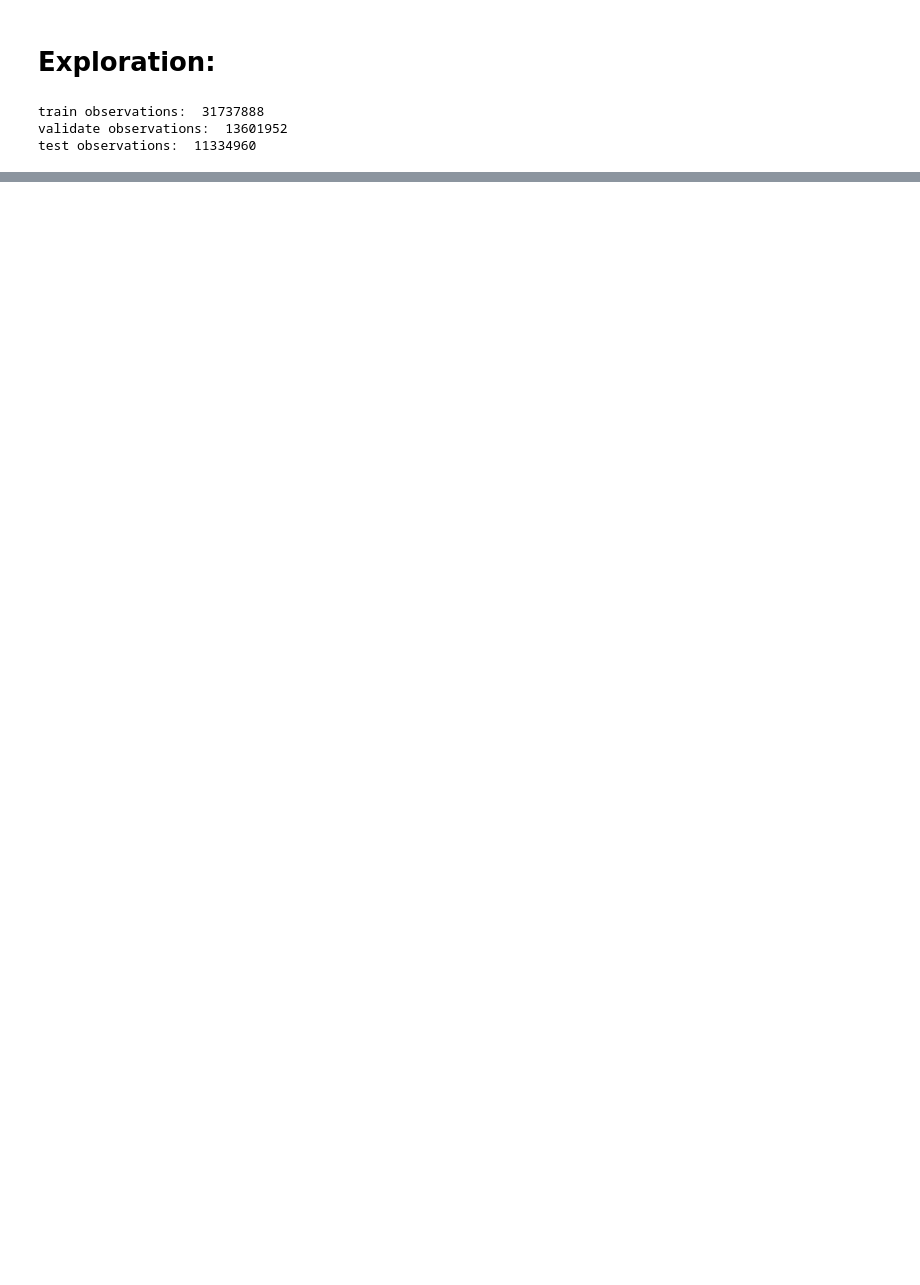
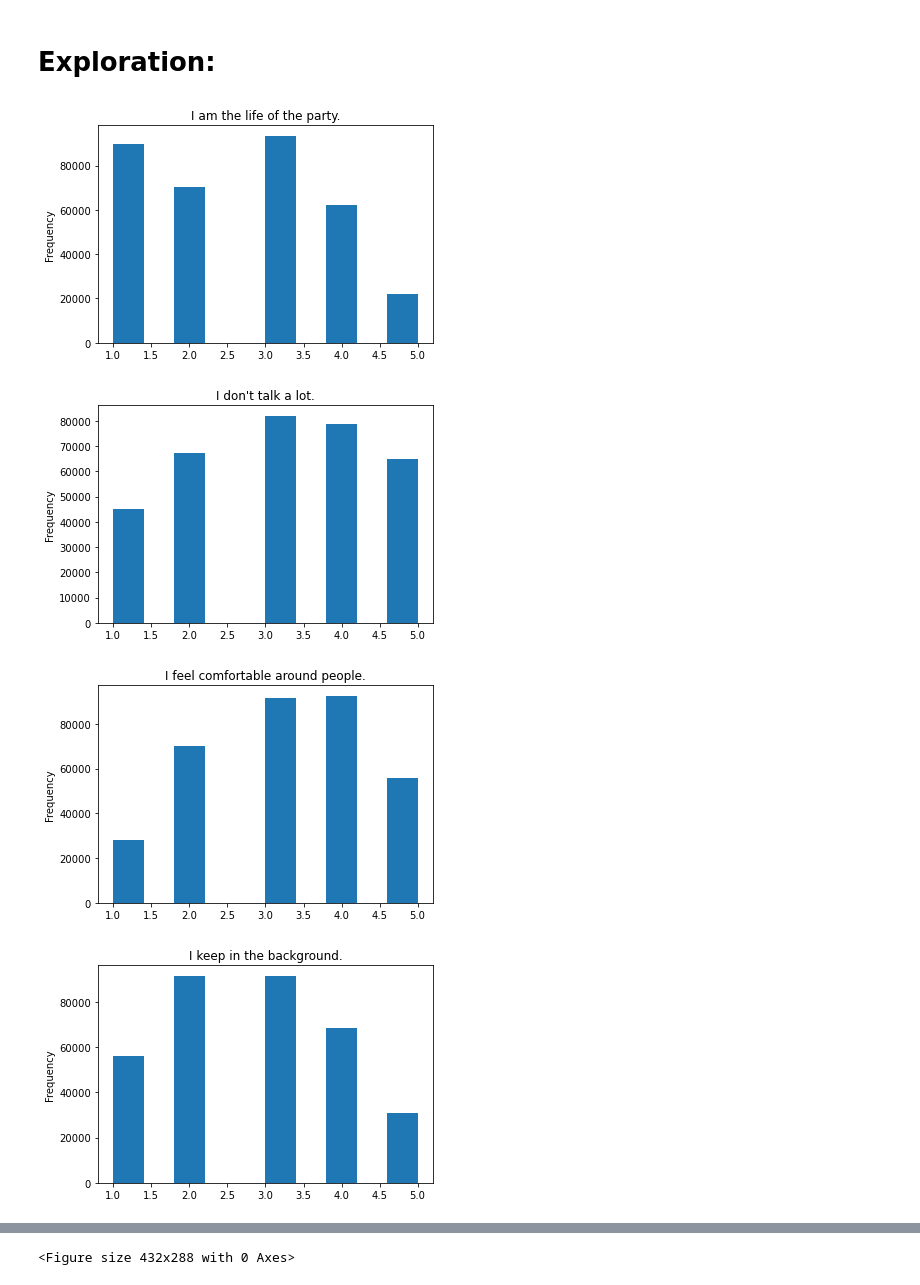
Before and after one commit to greg-maggard/big_5_project, a Jupyter notebook: big_5_analysis.ipynb, the cells around one changed output, grey strips where cells are left out. Cells and saved outputs as stored; diff of their text form; code cells hidden in the pictures; blank space fills up the shorter version.

```diff
--- a/big_5_analysis.ipynb
+++ b/big_5_analysis.ipynb
@@ -77,0 +38,3 @@ df[df.IPC == 1].shape[0] / df.shape[0]
+# %%
+#Converting all '0.0' values to null:
+df = df.replace(0.0, np.nan)
@@ -78,2 +96,8 @@ df[df.IPC == 1].shape[0] / df.shape[0]
+# %%
+# Dropping rows that come from non-unique IP addresses for the sake of cleanliness:
+df = df.drop(df[df.IPC > 1].index)
+# %%
+#Dropping 'IPC' column after dropping non-unique IP rows:
+df = df.drop(columns = 'IPC')
 # %% [markdown]
 ## Preparation Considerations:
@@ -85,21 +204,12 @@ df[df.IPC == 1].shape[0] / df.shape[0]
 # %% [markdown]
 # Exploration:
-# %%
-# Splitting the data (this is the code from the curriculum - return to customize later):
-
-# split test off, 20% of original df size.
-train_validate, test = train_test_split(df, test_size=.2,
-                                        random_state=123)
-
-# split validate off, 30% of what remains (24% of original df size)
-# thus train will be 56% of original df size.
-train, validate = train_test_split(train_validate, test_size=.3,
-                                   random_state=123)
-
-print("train observations: ", train.size)
-print("validate observations: ", validate.size)
-print("test observations: ", test.size)
-# %% [output]
-train observations:  31737888
-validate observations:  13601952
-test observations:  11334960
+# %%
+#Graphing distributions for responses on quesitons related to extroversion:
+for i in list(extroversion.keys()):
+    train[i].plot.hist().set_title(extroversion[i])
+    plt.figure();
+# %% [output]
+[figure, added]
+[figure, added]
+[figure, added]
+[figure, added]
@@ -105,0 +222 @@ test observations:  11334960
+<Figure size 432x288 with 0 Axes>
```
Also changed, not shown: parts of 28 cells of this notebook, 1 other file.
